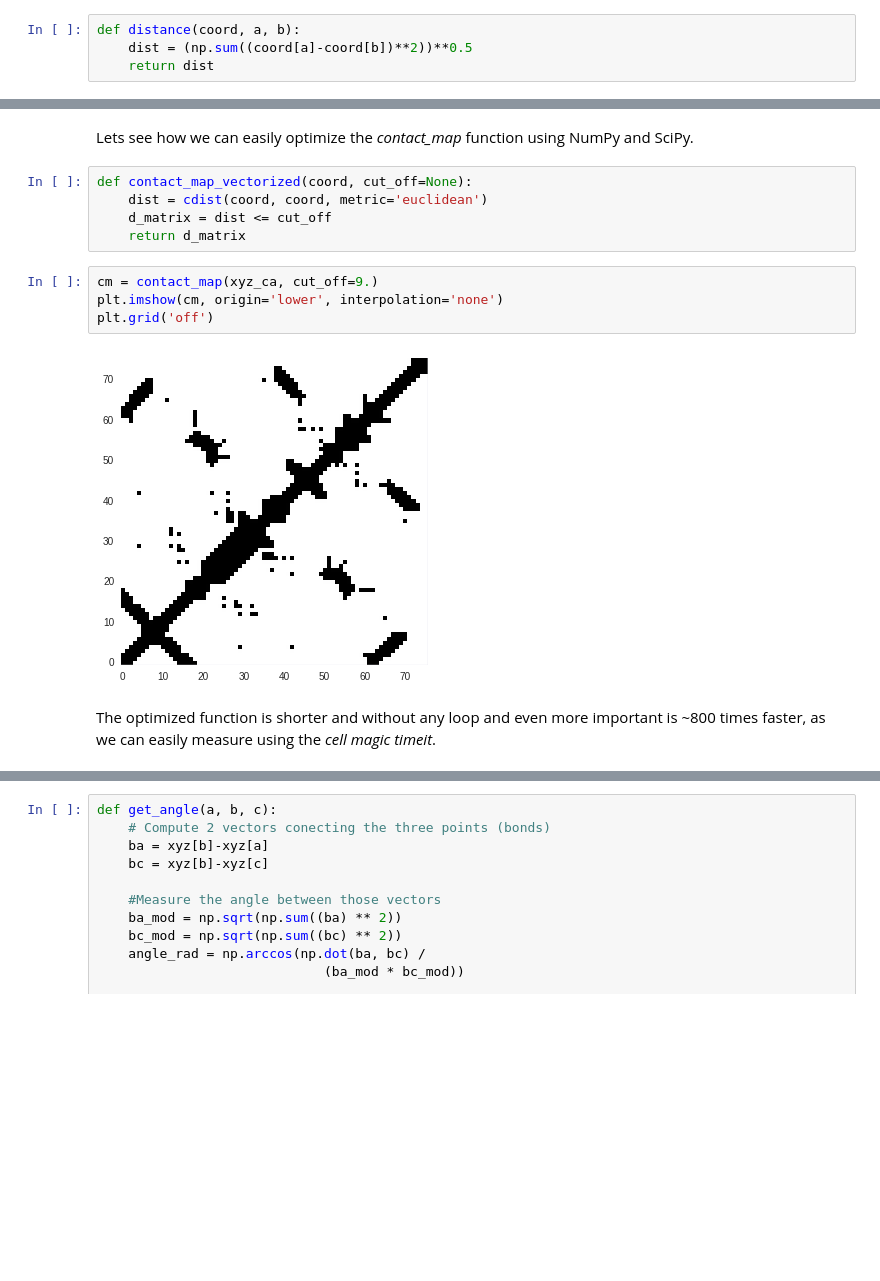
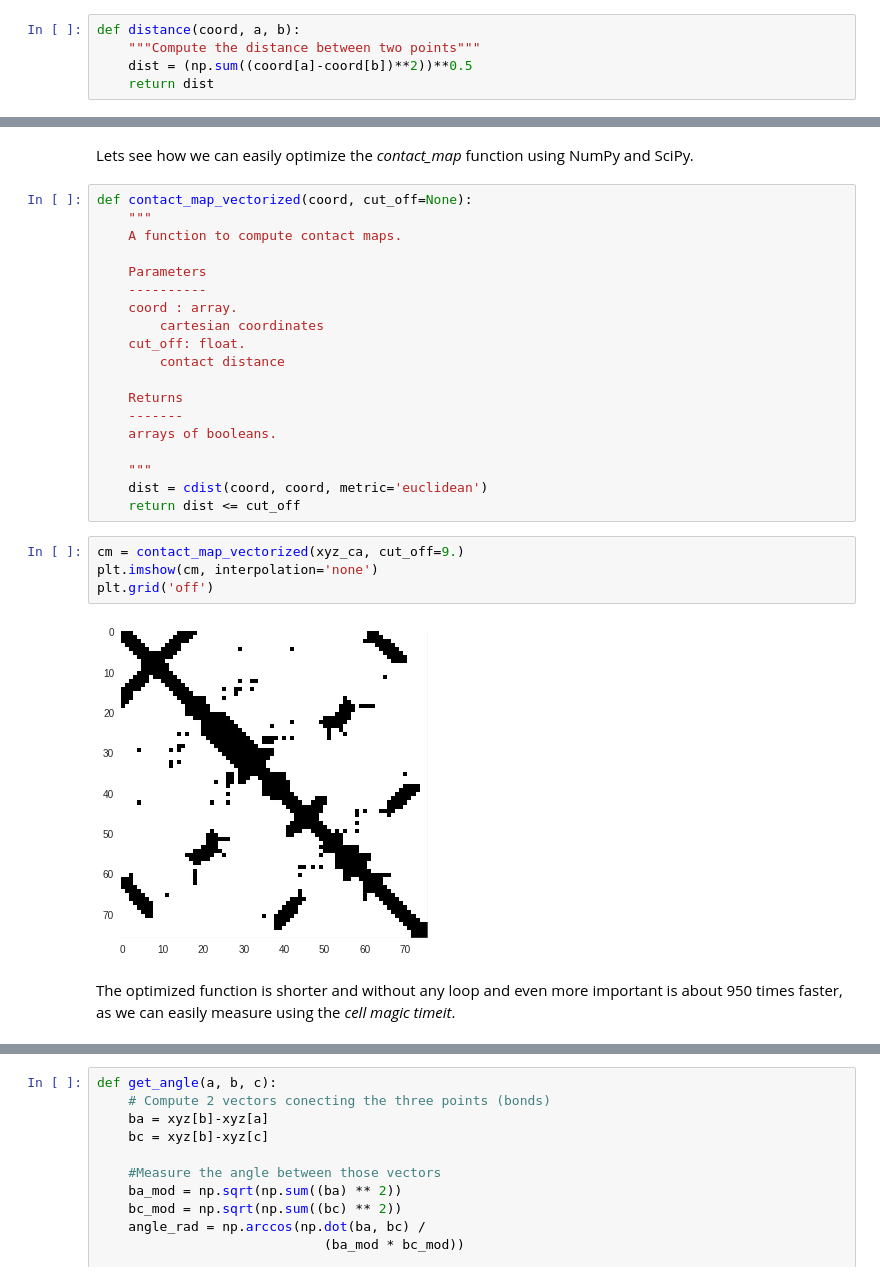
Before and after one commit to PepSalehi/SBioA, a Jupyter notebook: English/03_Distances_angles_and_geometry.ipynb, the cells around one changed output, grey strips where cells are left out. Cells and saved outputs as stored; diff of their text form; blank space fills up the shorter version.

```diff
--- a/English/03_Distances_angles_and_geometry.ipynb
+++ b/English/03_Distances_angles_and_geometry.ipynb
@@ -77,5 +74,6 @@ These formula is just a generalization of the Pythagorean theorem. Other [distan
 # %%
 def distance(coord, a, b):
+    """Compute the distance between two points"""
     dist = (np.sum((coord[a]-coord[b])**2))**0.5
     return dist
 # %% [markdown]
@@ -130,17 +144,31 @@ plt.grid('off')
 Lets see how we can easily optimize the _contact_map_ function using NumPy and SciPy.
 # %%
 def contact_map_vectorized(coord, cut_off=None):
+    """
+    A function to compute contact maps.
+
+    Parameters
+    ----------
+    coord : array.
+        cartesian coordinates
+    cut_off: float.
+        contact distance
+
+    Returns
+    -------
+    arrays of booleans.
+
+    """
     dist = cdist(coord, coord, metric='euclidean')
-    d_matrix = dist <= cut_off
-    return d_matrix
+    return dist <= cut_off
 # %%
-cm = contact_map(xyz_ca, cut_off=9.)
-plt.imshow(cm, origin='lower', interpolation='none')
+cm = contact_map_vectorized(xyz_ca, cut_off=9.)
+plt.imshow(cm, interpolation='none')
 plt.grid('off')
 # %% [output]
-[figure, old version]
+[figure, new version]
 # %% [markdown]
-The optimized function is shorter and without any loop and even more important is ~800 times faster, as we can easily measure using the _cell magic timeit_.
+The optimized function is shorter and without any loop and even more important is about 950 times faster, as we can easily measure using the _cell magic timeit_.
 # %%
 %%timeit
 cm = contact_map(xyz_ca, cut_off=9.)
```
Also changed, not shown: parts of 27 cells of this notebook.
